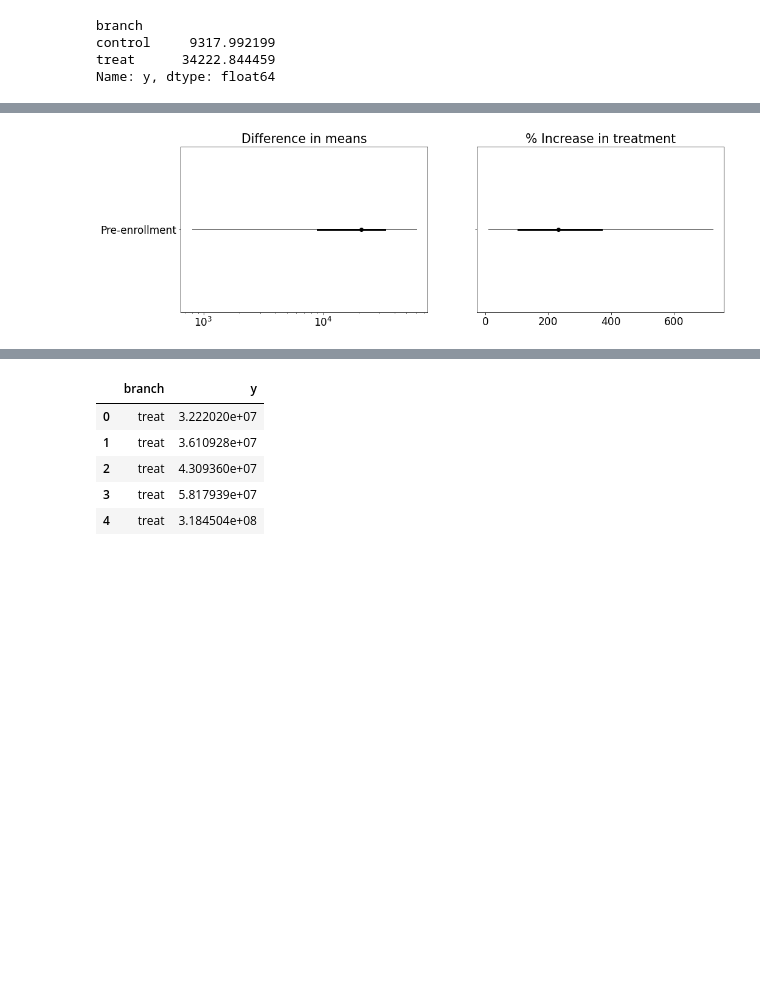
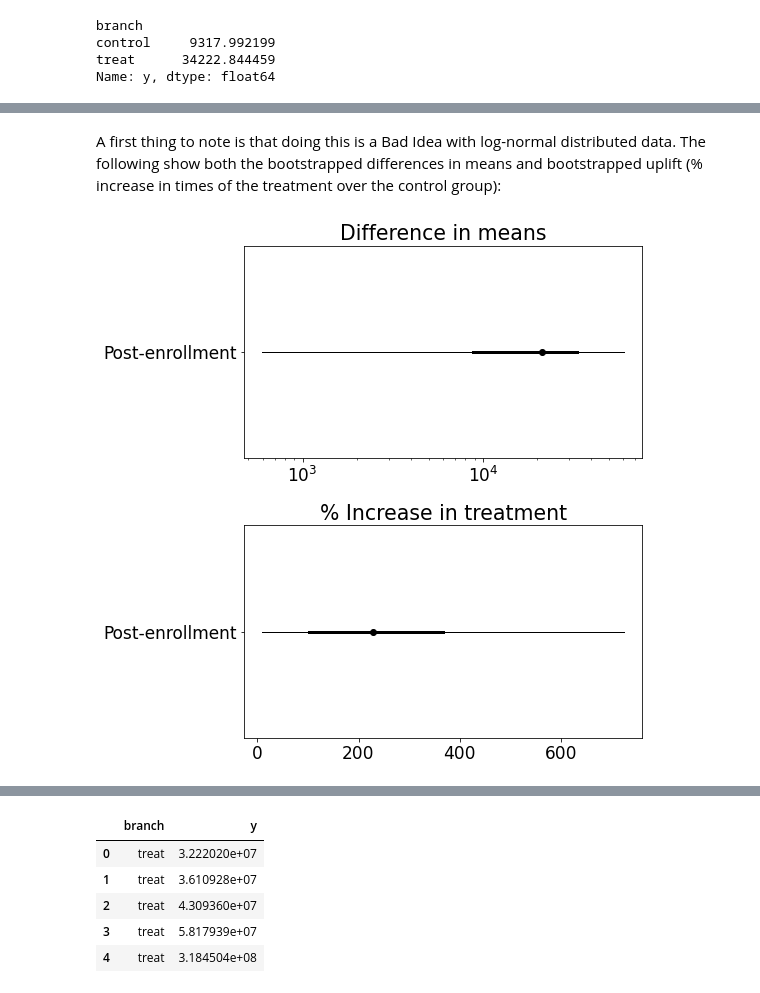
Before and after one commit to wcbeard/experiment_blocking_pretreatment, a Jupyter notebook: notebooks/timing-example.ipynb, the cells around one changed output, grey strips where cells are left out. Cells and saved outputs as stored; diff of their text form; code cells hidden in the pictures; blank space fills up the shorter version.

```diff
--- a/notebooks/timing-example.ipynb
+++ b/notebooks/timing-example.ipynb
@@ -129,8 +156,7 @@ def stack_pre_post(df):
 
 
 treat_i2name = {0: "control", 1: "treat"}
-df = create_test_pop()
-dfs = stack_pre_post(df.drop(["lpre", "lpost"], axis=1)).assign(
+df = create_test_pop().assign(branch=lambda df: df.treat.map(treat_i2name))
+dfs = stack_pre_post(df.drop(["lpre", "lpost", "branch"], axis=1)).assign(
     branch=lambda df: df.treat.map(treat_i2name)
 )
-df.drop_duplicates("win7")
@@ -187,7 +237,5 @@ Name: y, dtype: float64
 # %%
 # collapse_hide
-
-
 def bootstrap_stat_diff(
     df, gbcol, ycol, stat_fn=np.mean, n_reps=10_000, comp=operator.sub
 ):
@@ -220,7 +268,7 @@ def plot_bs(diffs, log=False, title=None, pe=1, ax=None):
         "g",
         "y",
     )
-    plt.yticks([0], ["Pre-enrollment" if pe else ""])
+    plt.yticks([0], ["Post-enrollment" if pe else ""])
     if log:
         plt.xscale("log")
     plt.title(title)
@@ -236,11 +283,14 @@ diffs_log = bootstrap_stat_diff(dfs_post, "treat", "yl")
 diffs_gmean = bootstrap_stat_diff(dfs_post, "treat", "y", stat_fn=st.gmean)
 ul_out_rm = bootstrap_stat_diff(dfs_post.pipe(drop_outliers), 'treat', 'y', comp=uplift)
 ul = bootstrap_stat_diff(dfs_post, 'treat', 'y', comp=uplift)
+# %% [markdown]
+A first thing to note is that doing this is a Bad Idea with log-normal distributed data. The following show both the bootstrapped differences in means and bootstrapped uplift (% increase in times of the treatment over the control group):
 # %%
 # hide_input
-axs, spi = wb.plot_utils.mk_sublots(nrows=1, ncols=2, figsize=(16, 5), sharex=False)
+axs, spi = wb.plot_utils.mk_sublots(nrows=2, ncols=1, figsize=(8, 8), sharex=False)
 
 plot_bs(diffs, log=1, title='Difference in means', ax=spi.n)
-plot_bs(ul * 100, log=0, title='% Increase in treatment', pe=0, ax=spi.n)
+plot_bs(ul * 100, log=0, title='% Increase in treatment', pe=1, ax=spi.n)
+plt.tight_layout()
 # %% [output]
-[figure, old version]
+[figure, new version]
```
Also changed, not shown: parts of 84 cells of this notebook, 6 other files.
